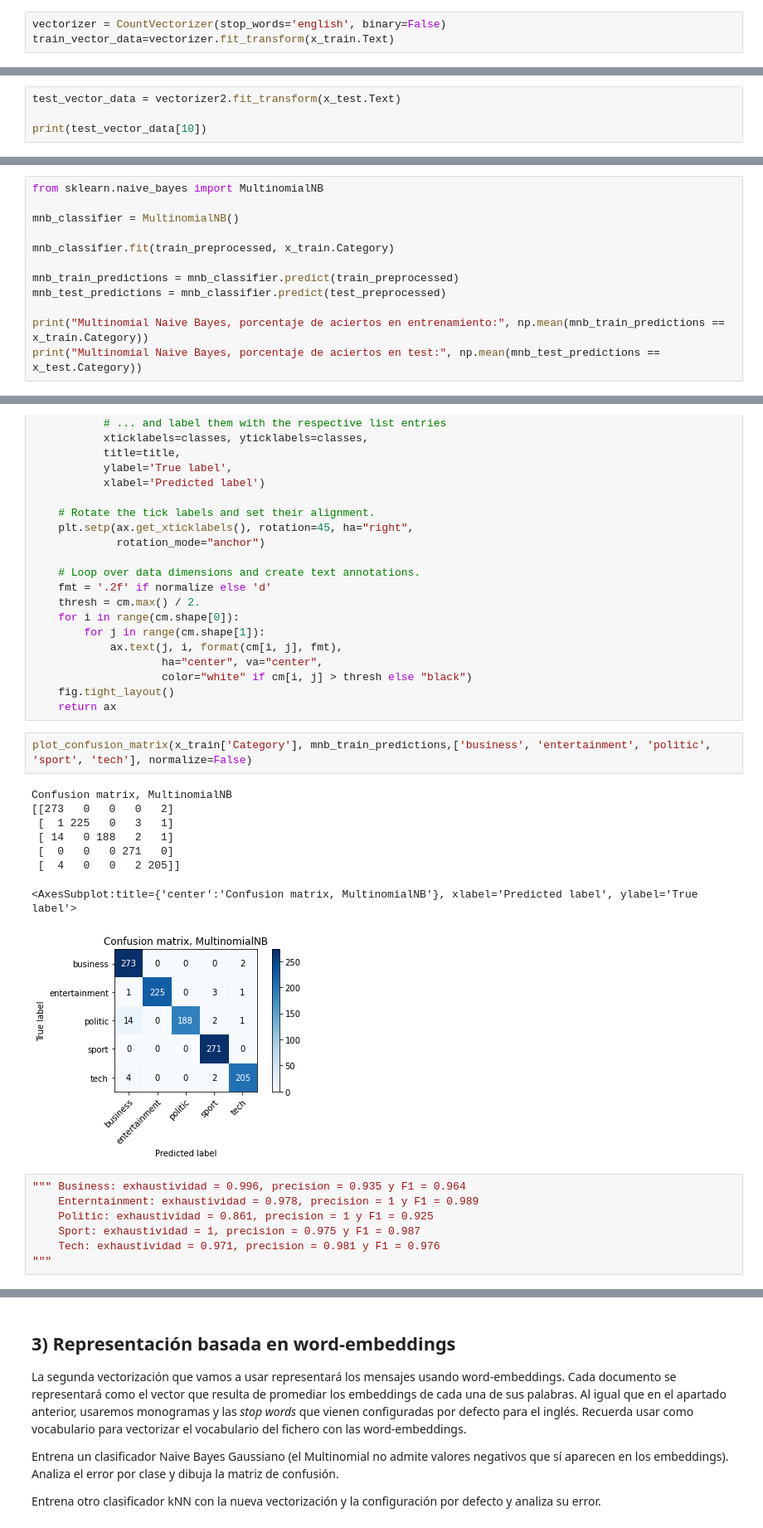
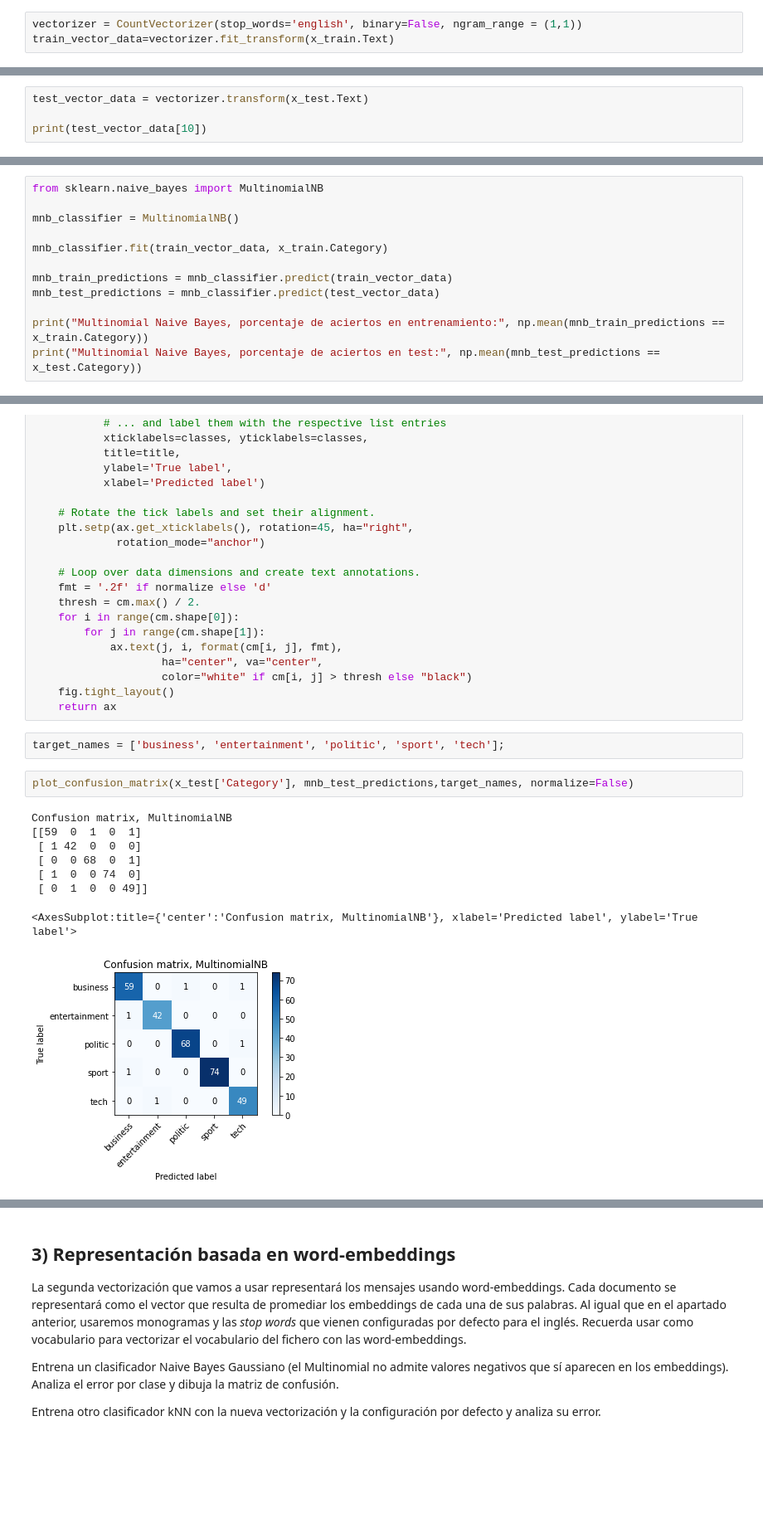
Before and after one commit to Carlanganas98/IA2, a Jupyter notebook: Pr2/Practica_clasif_de_texto_2122_enunciado.ipynb, the cells around one changed output, grey strips where cells are left out. Shown at 83% size. Saved outputs shown, nothing was run; the diff lists cells and outputs as text; blank space fills up the shorter version.

```diff
--- a/Pr2/Practica_clasif_de_texto_2122_enunciado.ipynb
+++ b/Pr2/Practica_clasif_de_texto_2122_enunciado.ipynb
@@ -120,7 +120,7 @@ A continuación, entrena un clasificador k-NN con la configuración por defecto
 from sklearn.feature_extraction.text import CountVectorizer
 from sklearn.feature_extraction.text import TfidfTransformer
 # %%
-vectorizer = CountVectorizer(stop_words='english', binary=False)
+vectorizer = CountVectorizer(stop_words='english', binary=False, ngram_range = (1,1))
 train_vector_data=vectorizer.fit_transform(x_train.Text)
 # %%
 feature_names = vectorizer.get_feature_names()
@@ -266,5 +202,5 @@ print(train_preprocessed[10])
 # %%
-test_vector_data = vectorizer2.fit_transform(x_test.Text)
+test_vector_data = vectorizer.transform(x_test.Text)
 
 print(test_vector_data[10])
 # %% [output]
@@ -332,10 +226,10 @@ from sklearn.naive_bayes import MultinomialNB
 
 mnb_classifier = MultinomialNB()
 
-mnb_classifier.fit(train_preprocessed, x_train.Category)
+mnb_classifier.fit(train_vector_data, x_train.Category)
 
-mnb_train_predictions = mnb_classifier.predict(train_preprocessed)
-mnb_test_predictions = mnb_classifier.predict(test_preprocessed)
+mnb_train_predictions = mnb_classifier.predict(train_vector_data)
+mnb_test_predictions = mnb_classifier.predict(test_vector_data)
 
 print("Multinomial Naive Bayes, porcentaje de aciertos en entrenamiento:", np.mean(mnb_train_predictions == x_train.Category))
 print("Multinomial Naive Bayes, porcentaje de aciertos en test:", np.mean(mnb_test_predictions == x_test.Category))
@@ -401,20 +295,15 @@ def plot_confusion_matrix(y_true, y_pred, classes,
     fig.tight_layout()
     return ax
 # %%
-plot_confusion_matrix(x_train['Category'], mnb_train_predictions,['business', 'entertainment', 'politic', 'sport', 'tech'], normalize=False)
+target_names = ['business', 'entertainment', 'politic', 'sport', 'tech'];
-# %% [output]
-Confusion matrix, MultinomialNB
-[[273   0   0   0   2]
- [  1 225   0   3   1]
- [ 14   0 188   2   1]
- [  0   0   0 271   0]
- [  4   0   0   2 205]]
-<AxesSubplot:title={'center':'Confusion matrix, MultinomialNB'}, xlabel='Predicted label', ylabel='True label'>
-[figure, removed]
-# %%
-""" Business: exhaustividad = 0.996, precision = 0.935 y F1 = 0.964
-    Enterntainment: exhaustividad = 0.978, precision = 1 y F1 = 0.989
-    Politic: exhaustividad = 0.861, precision = 1 y F1 = 0.925
-    Sport: exhaustividad = 1, precision = 0.975 y F1 = 0.987
-    Tech: exhaustividad = 0.971, precision = 0.981 y F1 = 0.976
-"""
+# %%
+plot_confusion_matrix(x_test['Category'], mnb_test_predictions,target_names, normalize=False)
+# %% [output]
+Confusion matrix, MultinomialNB
+[[59  0  1  0  1]
+ [ 1 42  0  0  0]
+ [ 0  0 68  0  1]
+ [ 1  0  0 74  0]
+ [ 0  1  0  0 49]]
+<AxesSubplot:title={'center':'Confusion matrix, MultinomialNB'}, xlabel='Predicted label', ylabel='True label'>
+[figure, added]
```
Also changed, not shown: parts of 33 cells of this notebook, 2 other files.
